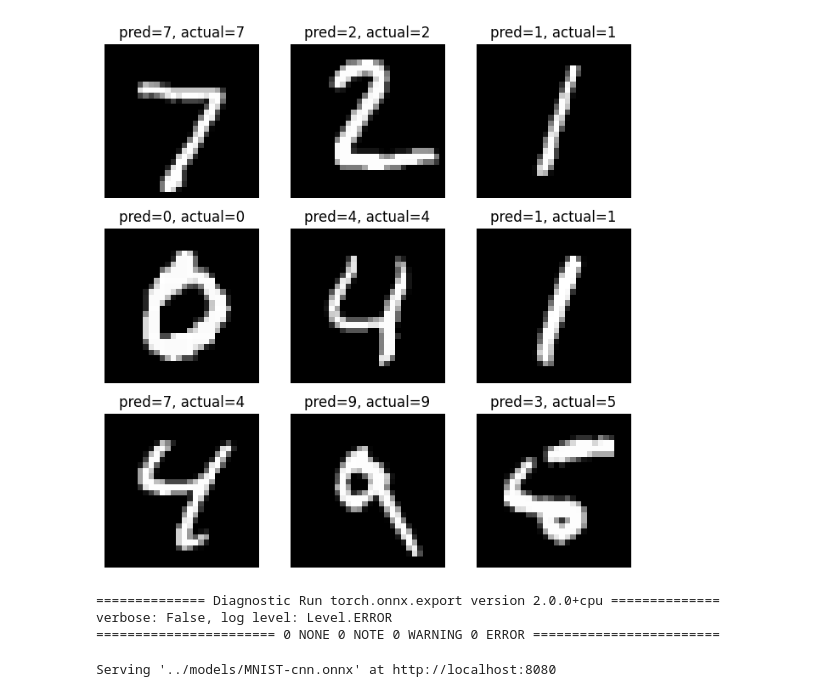
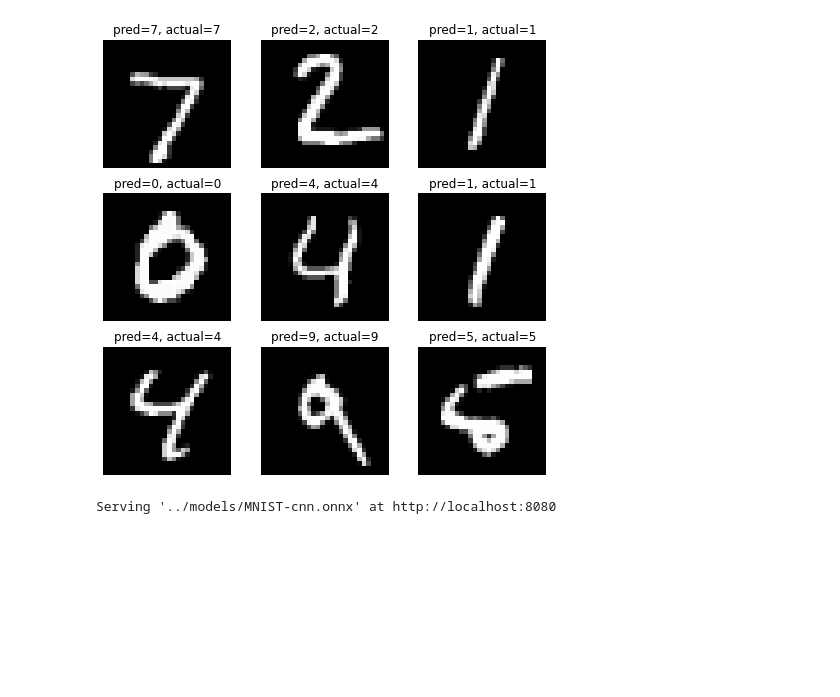
Before and after one commit to openhe-hub/math214-project, a Jupyter notebook: src/mnist-classification.ipynb, the cells around one changed output. Saved outputs shown, nothing was run; the diff lists cells and outputs as text; code cells hidden in the pictures; blank space fills up the shorter version.

Commit message:
4-10: retrain model

```diff
--- a/src/mnist-classification.ipynb
+++ b/src/mnist-classification.ipynb
@@ -165,34 +172,32 @@ accuracy=0.6541000008583069
 # %%
 # visualize
 fig, axs = plt.subplots(nrows=3, ncols=3, figsize=(8, 8))
 
 for i, (test_x, test_y) in enumerate(test_loader):
     test_x = test_x.to(device)
     test_y = test_y.to(device)
 
     output = model(test_x)
     pred = output.data.max(1, keepdim=True)[1]
     if i == 0:
         for j in range(9):
             idx, idy = int(j / 3), j % 3
-            axs[idx][idy].imshow(test_x[j].reshape((28, 28)), cmap="gray")
+            axs[idx][idy].imshow(test_x[j].cpu().reshape((28, 28)), cmap="gray")
             axs[idx][idy].axis('off')
             axs[idx][idy].set_title(f"pred={pred[j].item()}, actual={test_y[j].item()}")
     else:
         break
 # %% [output]
-[figure, old version]
+[figure, new version]
 # %%
 # export
 def export():
     input_shape = torch.rand((1, 1, 28, 28))
+    input_shape=input_shape.to(device)
+    model.to(device)
     torch.onnx.export(model, input_shape, '../models/MNIST-cnn.onnx') # onnx model
     torch.save(model.state_dict(),'../models/MNIST-cnn.pkl') # pkl model
 export()
-# %% [output]
-============== Diagnostic Run torch.onnx.export version 2.0.0+cpu ==============
-verbose: False, log level: Level.ERROR
-======================= 0 NONE 0 NOTE 0 WARNING 0 ERROR ========================
 # %%
 # visualize model
 import netron
```
Also changed, not shown: parts of 3 cells of this notebook, 6 other files.
